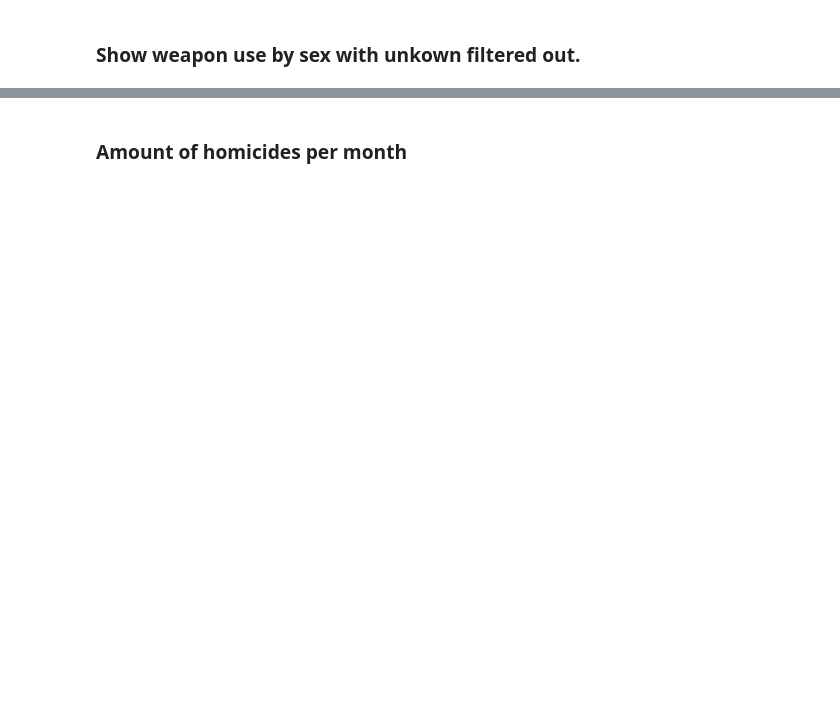
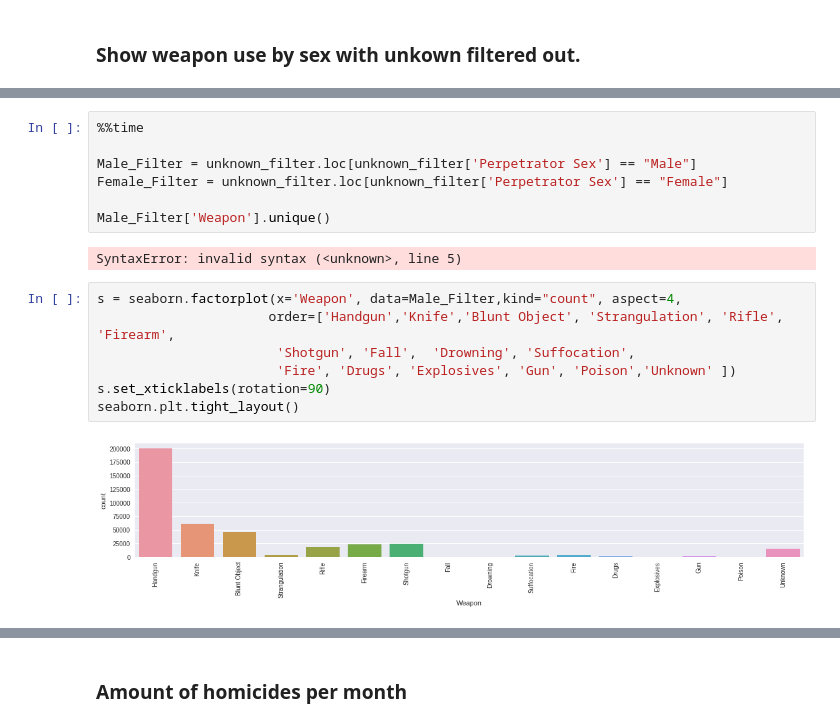
Before and after one commit to DuncanCasteleyn/Data-Mining-Project-3TI, a Jupyter notebook: project.ipynb, the cells around one changed output, grey strips where cells are left out. Saved outputs shown, nothing was run; the diff lists cells and outputs as text; blank space fills up the shorter version.

```diff
--- a/project.ipynb
+++ b/project.ipynb
@@ -130,0 +221,18 @@ ax.plot()
+# %%
+%%time
+
+Male_Filter = unknown_filter.loc[unknown_filter['Perpetrator Sex'] == "Male"]
+Female_Filter = unknown_filter.loc[unknown_filter['Perpetrator Sex'] == "Female"]
+
+Male_Filter['Weapon'].unique()
+# %% [output]
+SyntaxError: invalid syntax (<unknown>, line 5)
+# %%
+s = seaborn.factorplot(x='Weapon', data=Male_Filter,kind="count", aspect=4,
+                      order=['Handgun','Knife','Blunt Object', 'Strangulation', 'Rifle', 'Firearm',
+                       'Shotgun', 'Fall',  'Drowning', 'Suffocation',
+                       'Fire', 'Drugs', 'Explosives', 'Gun', 'Poison','Unknown' ])
+s.set_xticklabels(rotation=90)
+seaborn.plt.tight_layout()
+# %% [output]
+[figure, added]
```
Also changed, not shown: parts of 39 cells of this notebook.
